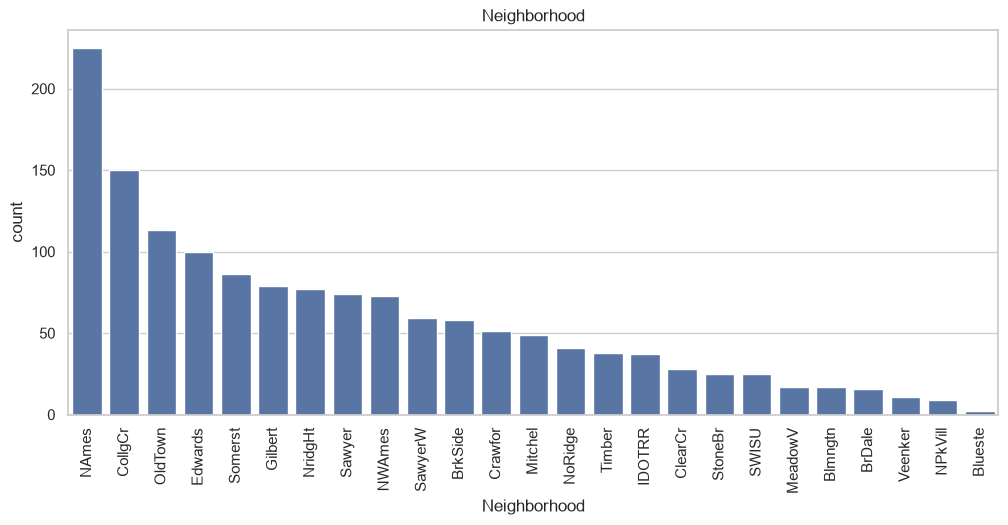
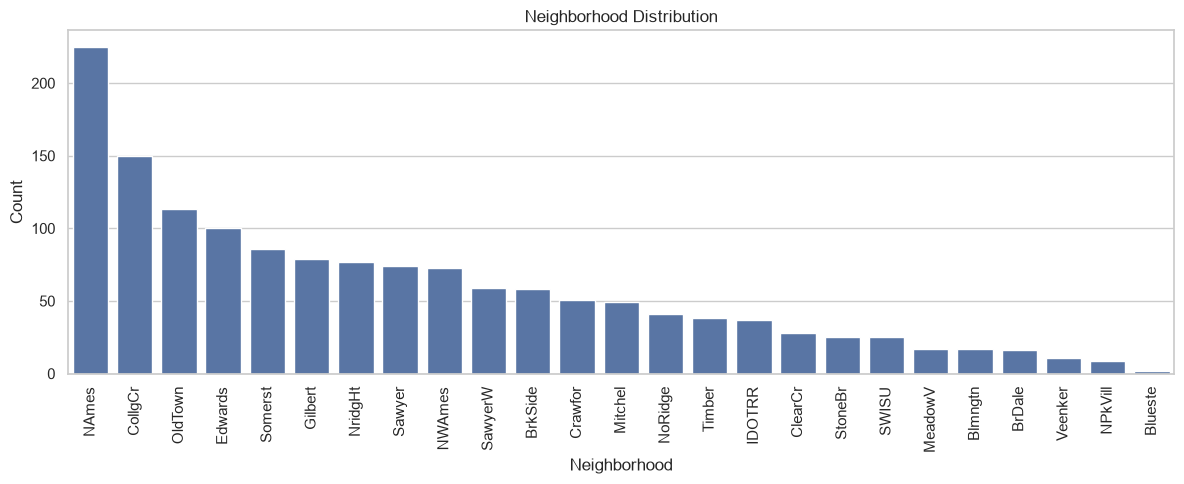
The notebook cell's code change between the first figure and the second:
--- before
+++ after
@@ -1,3 +1,9 @@
-for feature in top_categorical:
+top_categorical = {
+    "Neighborhood": "neighborhood_distribution.png",
+    "HouseStyle": "house_style_distribution.png",
+    "KitchenQual": "kitchen_quality_distribution.png"
+}
+
+for feature, filename in top_categorical.items():
 
     plt.figure(figsize=(12,5))
@@ -11,5 +17,17 @@
     plt.xticks(rotation=90)
 
-    plt.title(feature)
+    plt.title(f"{feature} Distribution")
+    plt.xlabel(feature)
+    plt.ylabel("Count")
+
+    plt.tight_layout()
+
+    plt.savefig(
+        f"../reports/figures/{filename}",
+        dpi=300,
+        bbox_inches="tight"
+    )
 
     plt.show()
+
+    plt.close()

Commit: Added graphs from EDA notebook to reports/figures